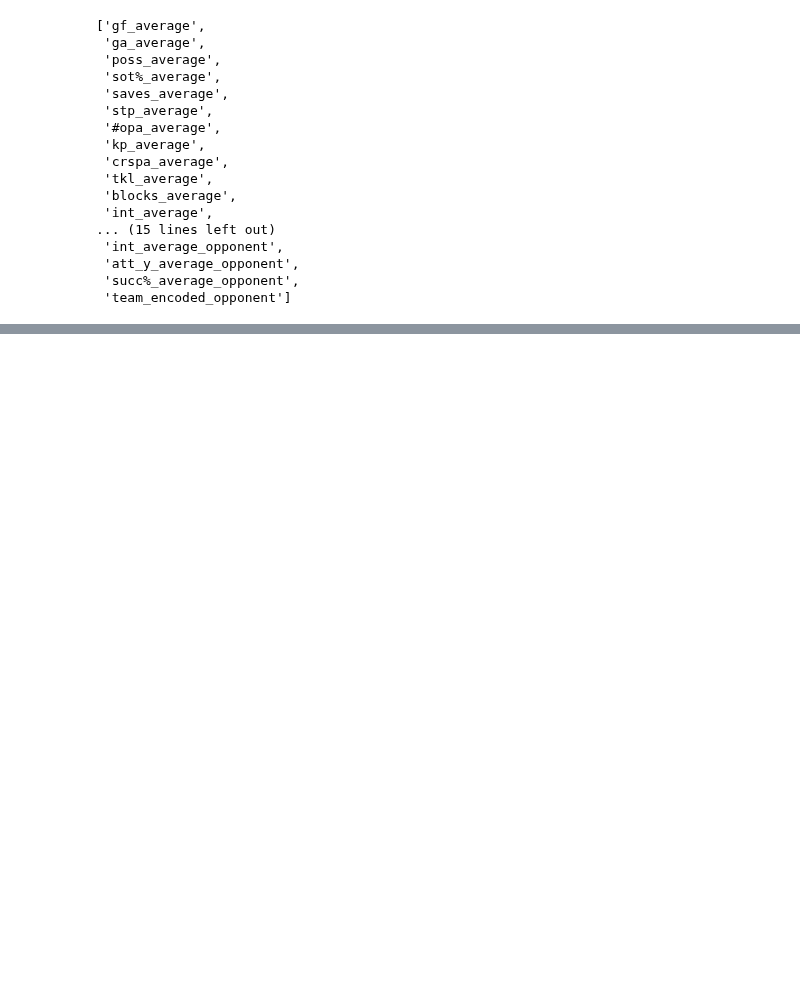
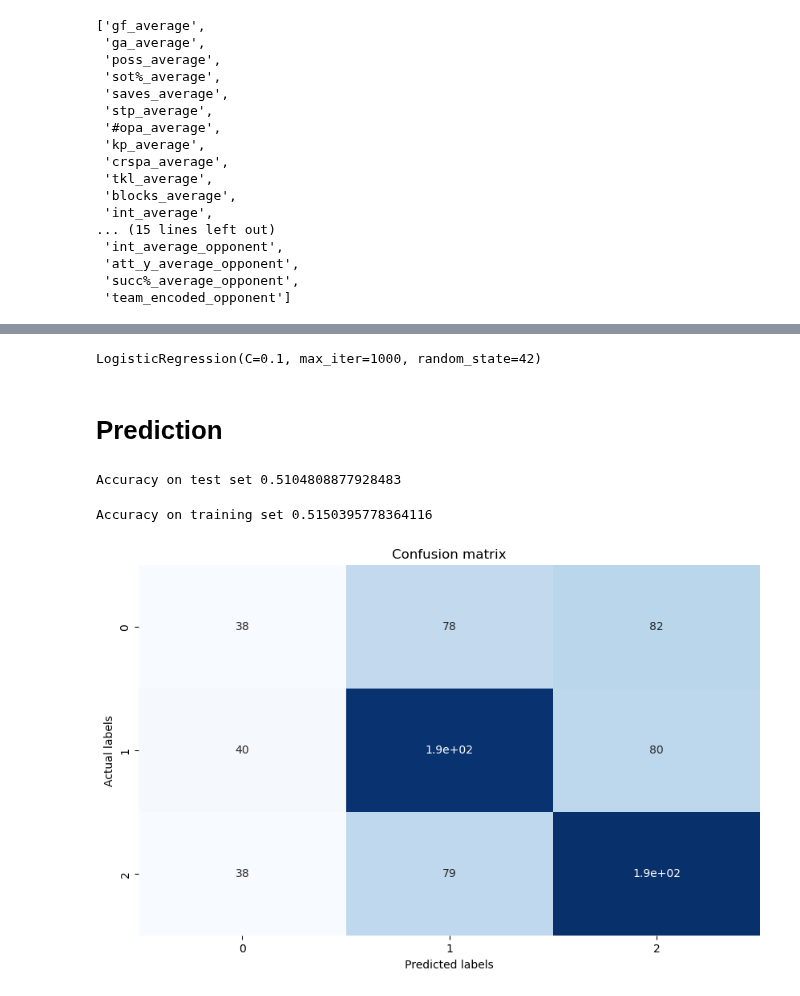
Before and after one commit to BinhHong/Prediction-football-outcome-in-Bundesliga, a Jupyter notebook: Models/Logistic Regression.ipynb, the cells around one changed output, grey strips where cells are left out. Cells and saved outputs as stored; diff of their text form; code cells hidden in the pictures; blank space fills up the shorter version.

Commit message:
logistic regression finishes

```diff
--- a/Models/Logistic Regression.ipynb
+++ b/Models/Logistic Regression.ipynb
@@ -63,0 +90,35 @@ lr = LogisticRegression(penalty='l2', )
+# %%
+log_reg = LogisticRegression(penalty='l2', tol=0.0001, C=0.1, solver='lbfgs',
+                             max_iter=1000, multi_class='auto', random_state=42)
+# %%
+log_reg.fit(train[predictors], train['result_encoded'])
+# %% [output]
+LogisticRegression(C=0.1, max_iter=1000, random_state=42)
+# %% [markdown]
+# Prediction
+# %%
+# accuracy on test set
+
+prob_preds = log_reg.predict_proba(test[predictors])
+preds = log_reg.predict(test[predictors])
+print("Accuracy on test set", accuracy_score(test['result_encoded'], preds))
+# %% [output]
+Accuracy on test set 0.5104808877928483
+# %%
+# accuracy on training set
+preds_on_training = log_reg.predict(train[predictors])
+print("Accuracy on training set", accuracy_score(train['result_encoded'], preds_on_training))
+# %% [output]
+Accuracy on training set 0.5150395778364116
+# %%
+# confusion matrix
+cm = confusion_matrix(test['result_encoded'], preds)
+# plot
+plt.figure(figsize=(10,6))
+sns.heatmap(cm, annot=True, cmap='Blues', cbar=False)
+plt.xlabel('Predicted labels')
+plt.ylabel('Actual labels')
+plt.title('Confusion matrix')
+plt.show()
+# %% [output]
+[figure, added]
```
Also changed, not shown: parts of 7 cells of this notebook.
